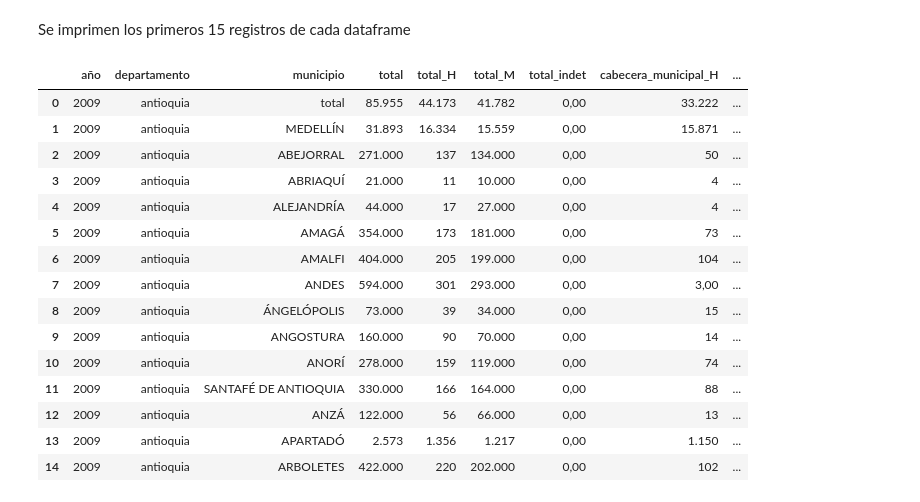
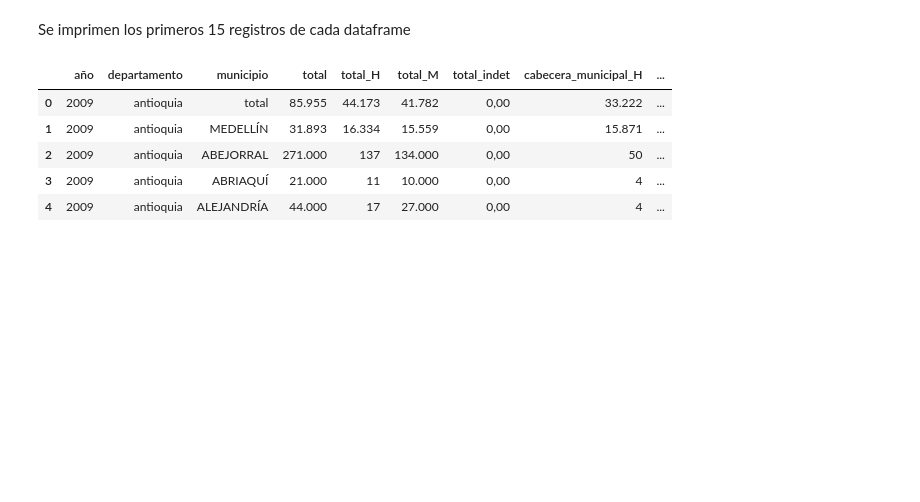
Before and after one commit to jclavijomartinez/analiticaDeDatos2330, a Jupyter notebook: Proyecto Analítica Clavijo Camacho González.ipynb, the cells around one changed output. Cells and saved outputs as stored; diff of their text form; code cells hidden in the pictures; blank space fills up the shorter version.

```diff
--- a/Proyecto Analítica Clavijo Camacho González.ipynb
+++ b/Proyecto Analítica Clavijo Camacho González.ipynb
@@ -208,22 +209,12 @@ memory usage: 113.4+ KB
 # %% [markdown]
 Se imprimen los primeros 15 registros de cada dataframe
 # %%
-nacimientos.head(15)
+nacimientos.head(5)
 # %% [output]
 |  | año | departamento | municipio | total | total_H | total_M | total_indet | cabecera_municipal_H | ... |
 | 0 | 2009 | antioquia | total | 85.955 | 44.173 | 41.782 | 0,00 | 33.222 | ... |
 | 1 | 2009 | antioquia | MEDELLÍN | 31.893 | 16.334 | 15.559 | 0,00 | 15.871 | ... |
 | 2 | 2009 | antioquia | ABEJORRAL | 271.000 | 137 | 134.000 | 0,00 | 50 | ... |
 | 3 | 2009 | antioquia | ABRIAQUÍ | 21.000 | 11 | 10.000 | 0,00 | 4 | ... |
 | 4 | 2009 | antioquia | ALEJANDRÍA | 44.000 | 17 | 27.000 | 0,00 | 4 | ... |
-| 5 | 2009 | antioquia | AMAGÁ | 354.000 | 173 | 181.000 | 0,00 | 73 | ... |
-| 6 | 2009 | antioquia | AMALFI | 404.000 | 205 | 199.000 | 0,00 | 104 | ... |
-| 7 | 2009 | antioquia | ANDES | 594.000 | 301 | 293.000 | 0,00 | 3,00 | ... |
-| 8 | 2009 | antioquia | ÁNGELÓPOLIS | 73.000 | 39 | 34.000 | 0,00 | 15 | ... |
-| 9 | 2009 | antioquia | ANGOSTURA | 160.000 | 90 | 70.000 | 0,00 | 14 | ... |
-| 10 | 2009 | antioquia | ANORÍ | 278.000 | 159 | 119.000 | 0,00 | 74 | ... |
-| 11 | 2009 | antioquia | SANTAFÉ DE ANTIOQUIA | 330.000 | 166 | 164.000 | 0,00 | 88 | ... |
-| 12 | 2009 | antioquia | ANZÁ | 122.000 | 56 | 66.000 | 0,00 | 13 | ... |
-| 13 | 2009 | antioquia | APARTADÓ | 2.573 | 1.356 | 1.217 | 0,00 | 1.150 | ... |
-| 14 | 2009 | antioquia | ARBOLETES | 422.000 | 220 | 202.000 | 0,00 | 102 | ... |
 # %%
```
Also changed, not shown: parts of 13 cells of this notebook.
